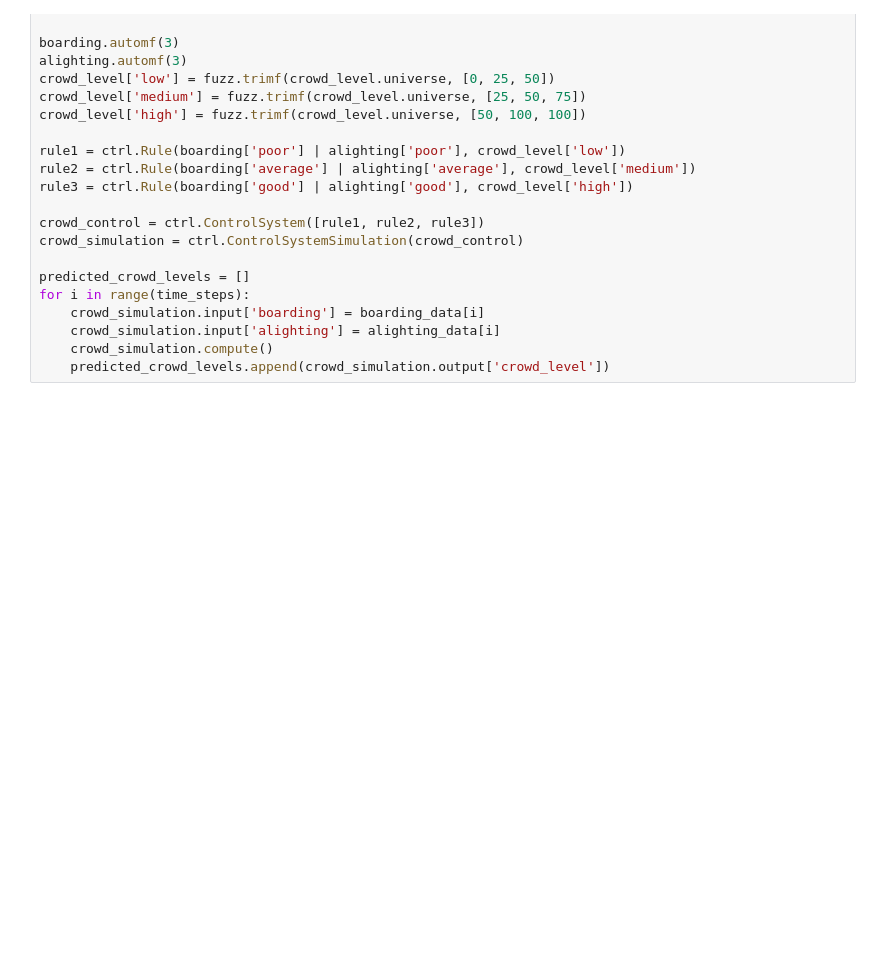
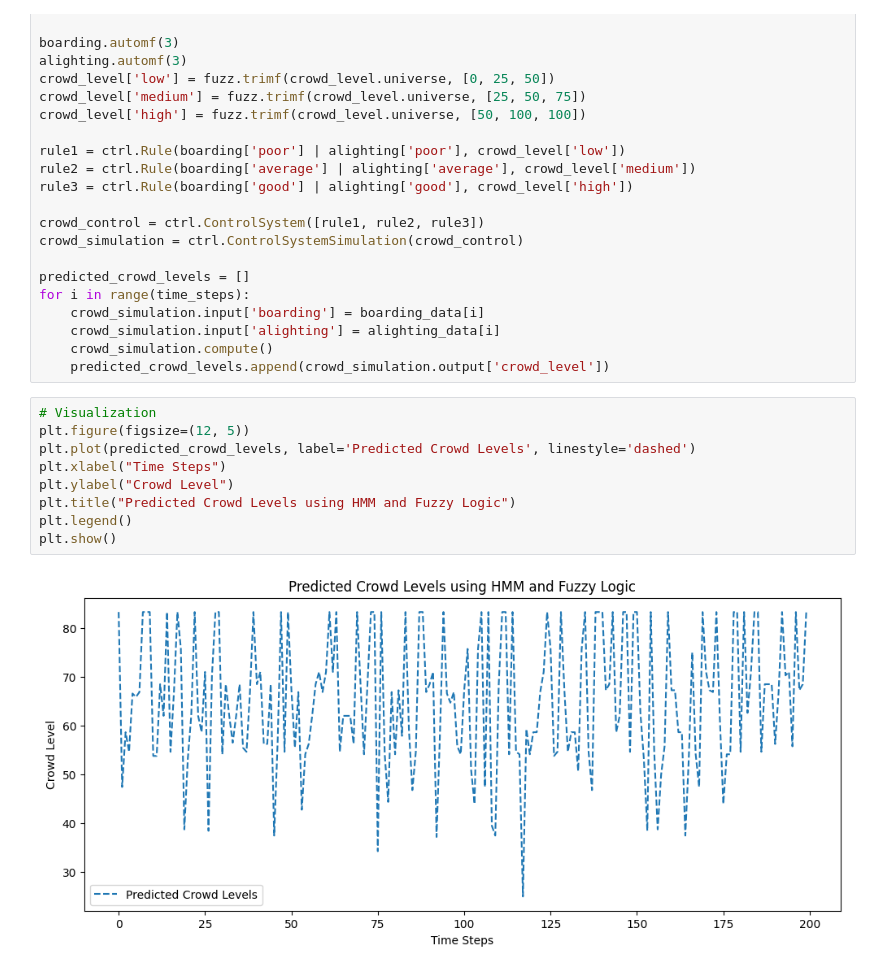
Before and after one commit to Phionanamugga/Predicting_Passenger_Flow_in_Autonomous_Transport, a Jupyter notebook: Predicting_Passenger_Flow_in_Autonomous_Transport.ipynb, the cells around one changed output. Saved outputs shown, nothing was run; the diff lists cells and outputs as text; blank space fills up the shorter version.

Commit message:
visualizes predicted crowd levels using HMM and Fuzzy logic[Delivers#189008568]

```diff
--- a/Predicting_Passenger_Flow_in_Autonomous_Transport.ipynb
+++ b/Predicting_Passenger_Flow_in_Autonomous_Transport.ipynb
@@ -44,3 +44,14 @@ for i in range(time_steps):
     crowd_simulation.input['alighting'] = alighting_data[i]
     crowd_simulation.compute()
     predicted_crowd_levels.append(crowd_simulation.output['crowd_level'])
+# %%
+# Visualization
+plt.figure(figsize=(12, 5))
+plt.plot(predicted_crowd_levels, label='Predicted Crowd Levels', linestyle='dashed')
+plt.xlabel("Time Steps")
+plt.ylabel("Crowd Level")
+plt.title("Predicted Crowd Levels using HMM and Fuzzy Logic")
+plt.legend()
+plt.show()
+# %% [output]
+[figure, added]
```
